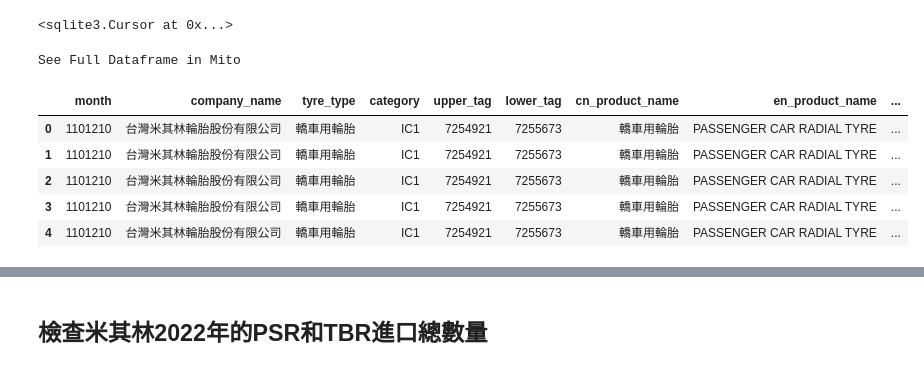
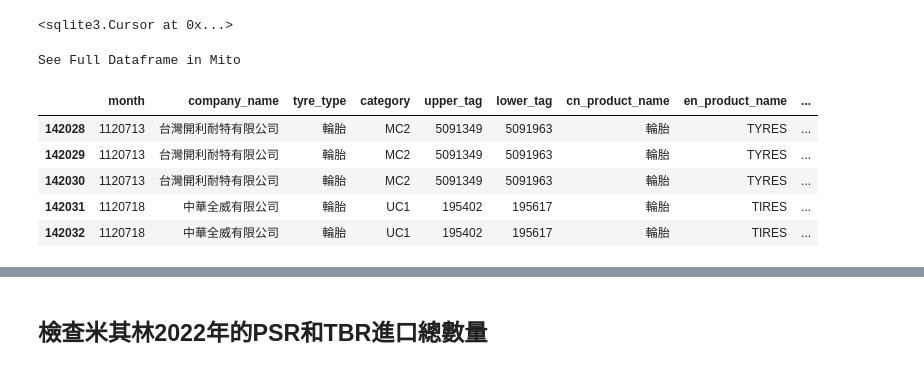
Before and after one commit to jimmyhsu1010/bridgestone_work_related, a Jupyter notebook: sales_related/Marketing相關/商品檢驗局爬蟲.ipynb, the cells around one changed output, grey strips where cells are left out. Cells and saved outputs as stored; diff of their text form; code cells hidden in the pictures.

```diff
--- a/sales_related/Marketing相關/商品檢驗局爬蟲.ipynb
+++ b/sales_related/Marketing相關/商品檢驗局爬蟲.ipynb
@@ -298,15 +298,15 @@ conn.commit()
 # %%
 cursor.close()
 # %%
-result.head(5)
+result.tail(5)
 # %% [output]
 See Full Dataframe in Mito
 |  | month | company_name | tyre_type | category | upper_tag | lower_tag | cn_product_name | en_product_name | ... |
-| 0 | 1101210 | 台灣米其林輪胎股份有限公司 | 轎車用輪胎 | IC1 | 7254921 | 7255673 | 轎車用輪胎 | PASSENGER CAR RADIAL TYRE | ... |
-| 1 | 1101210 | 台灣米其林輪胎股份有限公司 | 轎車用輪胎 | IC1 | 7254921 | 7255673 | 轎車用輪胎 | PASSENGER CAR RADIAL TYRE | ... |
-| 2 | 1101210 | 台灣米其林輪胎股份有限公司 | 轎車用輪胎 | IC1 | 7254921 | 7255673 | 轎車用輪胎 | PASSENGER CAR RADIAL TYRE | ... |
-| 3 | 1101210 | 台灣米其林輪胎股份有限公司 | 轎車用輪胎 | IC1 | 7254921 | 7255673 | 轎車用輪胎 | PASSENGER CAR RADIAL TYRE | ... |
-| 4 | 1101210 | 台灣米其林輪胎股份有限公司 | 轎車用輪胎 | IC1 | 7254921 | 7255673 | 轎車用輪胎 | PASSENGER CAR RADIAL TYRE | ... |
+| 142028 | 1120713 | 台灣開利耐特有限公司 | 輪胎 | MC2 | 5091349 | 5091963 | 輪胎 | TYRES | ... |
+| 142029 | 1120713 | 台灣開利耐特有限公司 | 輪胎 | MC2 | 5091349 | 5091963 | 輪胎 | TYRES | ... |
+| 142030 | 1120713 | 台灣開利耐特有限公司 | 輪胎 | MC2 | 5091349 | 5091963 | 輪胎 | TYRES | ... |
+| 142031 | 1120718 | 中華全威有限公司 | 輪胎 | UC1 | 195402 | 195617 | 輪胎 | TIRES | ... |
+| 142032 | 1120718 | 中華全威有限公司 | 輪胎 | UC1 | 195402 | 195617 | 輪胎 | TIRES | ... |
 # %%
 result["extract_size"] = result["size"].str.extract(r"(\d{1,3}.?/?\s?\d{0,3} ?[R|Z|ZR|RF]+ ?[\d\.]+)")
 # %%
```
Also changed, not shown: parts of 3 cells of this notebook, 3 other files.
